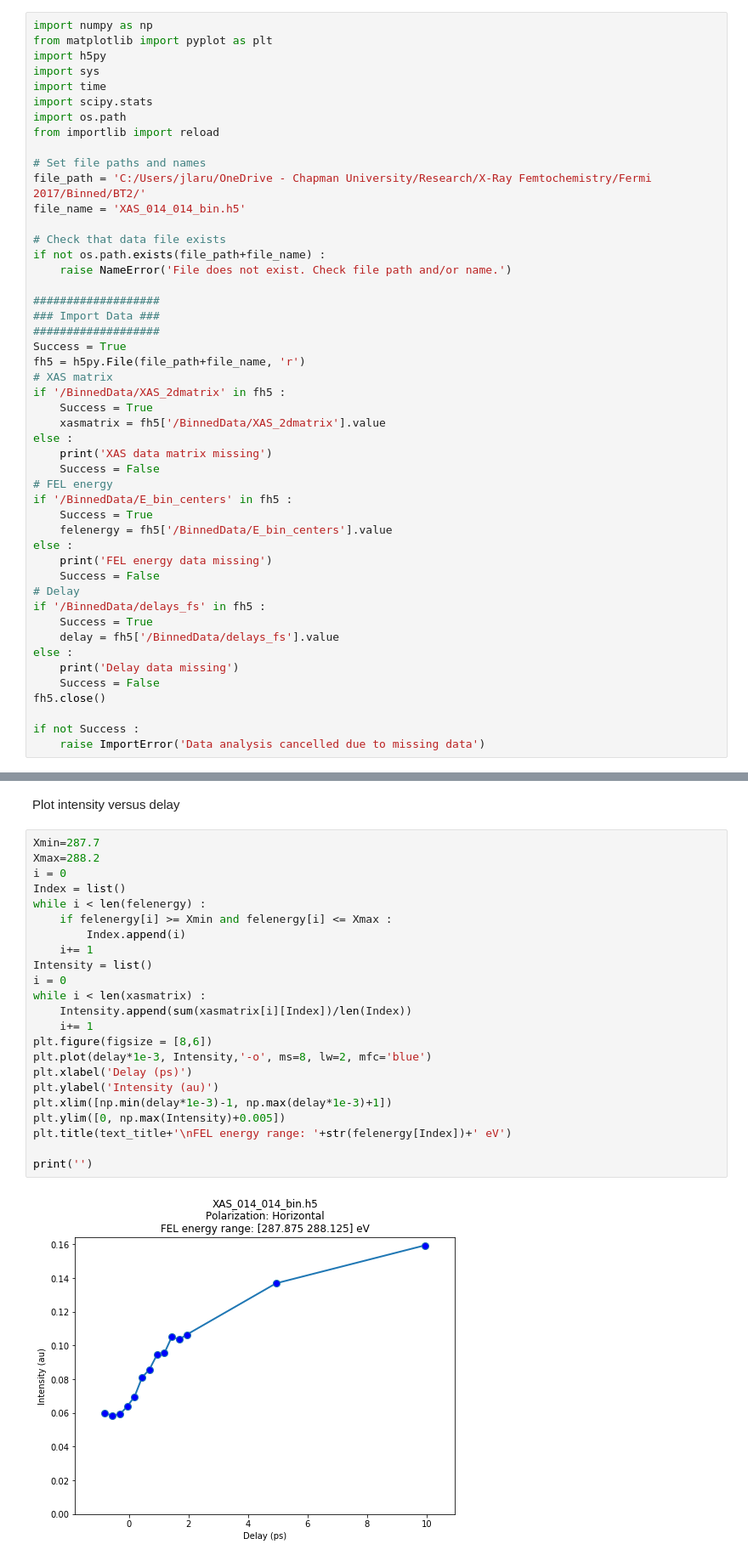
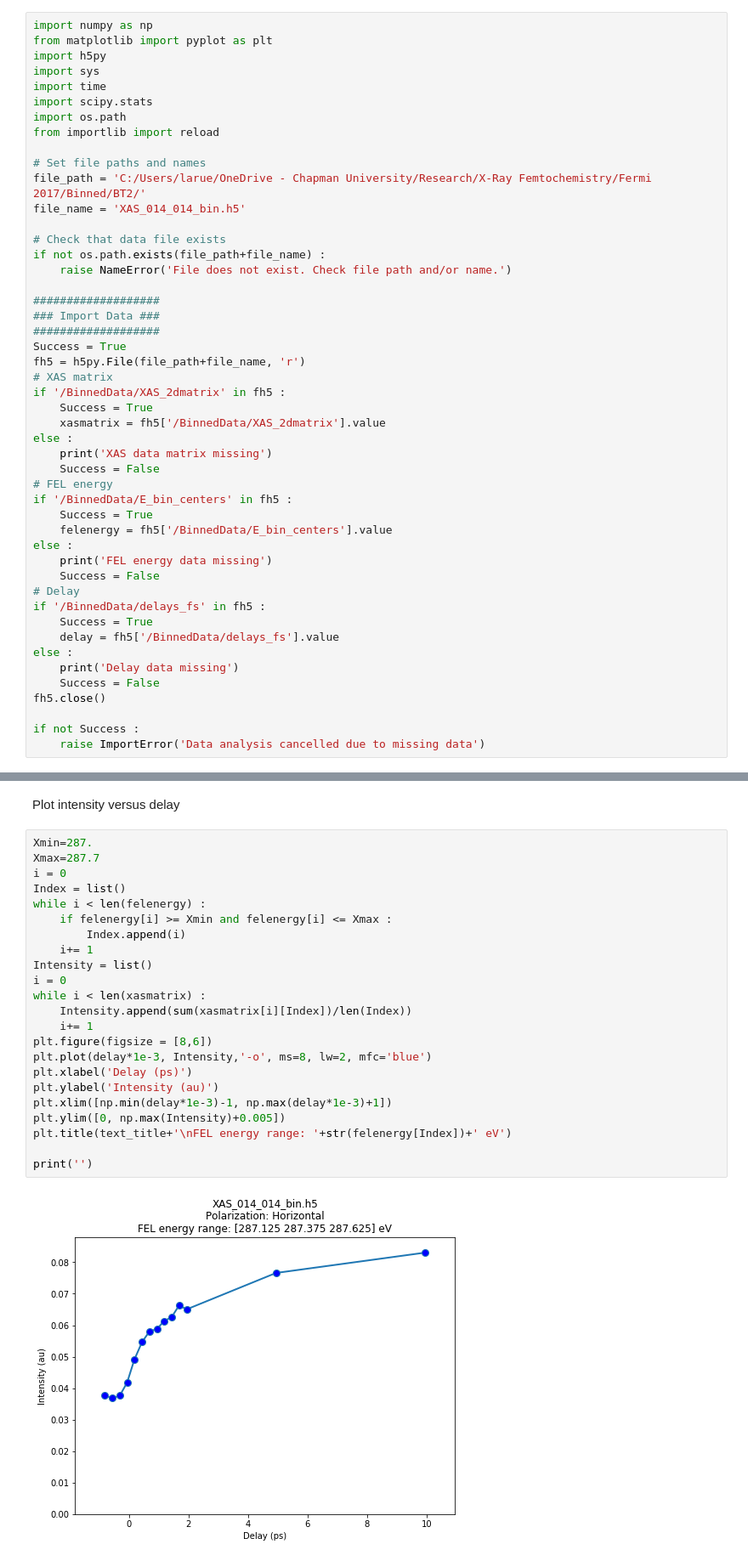
Before and after one commit to devonrball/FermiAnalysis_2018_CU, a Jupyter notebook: Scripts/BT2 - XAS_014_014_bin.ipynb, the cells around one changed output, grey strips where cells are left out. Shown at 85% size. Cells and saved outputs as stored; diff of their text form.

```diff
--- a/Scripts/BT2 - XAS_014_014_bin.ipynb
+++ b/Scripts/BT2 - XAS_014_014_bin.ipynb
@@ -11,7 +11,7 @@ import os.path
 from importlib import reload
 
 # Set file paths and names
-file_path = 'C:/Users/jlaru/OneDrive - Chapman University/Research/X-Ray Femtochemistry/Fermi 2017/Binned/BT2/'
+file_path = 'C:/Users/larue/OneDrive - Chapman University/Research/X-Ray Femtochemistry/Fermi 2017/Binned/BT2/'
 file_name = 'XAS_014_014_bin.h5'
 
 # Check that data file exists
@@ -79,27 +77,27 @@ print('')
 # %% [markdown]
 Plot intensity versus delay
 # %%
-Xmin=287.7
-Xmax=288.2
+Xmin=287.
+Xmax=287.7
 i = 0
 Index = list()
 while i < len(felenergy) :
     if felenergy[i] >= Xmin and felenergy[i] <= Xmax :
         Index.append(i)
     i+= 1
 Intensity = list()
 i = 0
 while i < len(xasmatrix) :
     Intensity.append(sum(xasmatrix[i][Index])/len(Index))
     i+= 1
 plt.figure(figsize = [8,6])
 plt.plot(delay*1e-3, Intensity,'-o', ms=8, lw=2, mfc='blue')
 plt.xlabel('Delay (ps)')
 plt.ylabel('Intensity (au)')
 plt.xlim([np.min(delay*1e-3)-1, np.max(delay*1e-3)+1])
 plt.ylim([0, np.max(Intensity)+0.005])
 plt.title(text_title+'\nFEL energy range: '+str(felenergy[Index])+' eV')
 
 print('')
 # %% [output]
-[figure, old version]
+[figure, new version]
```
Also changed, not shown: parts of 1 cell of this notebook, 5 other files.
